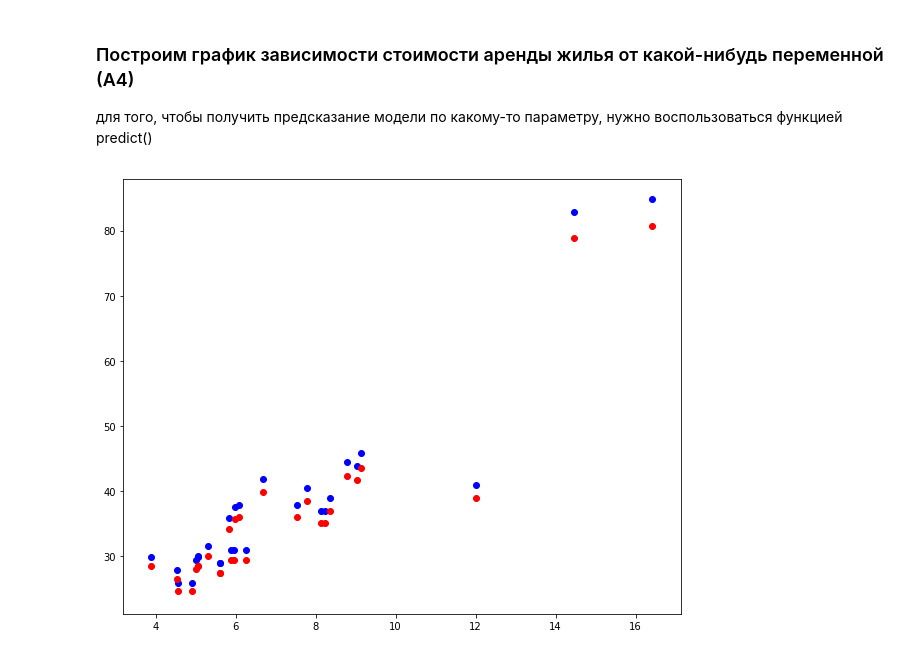
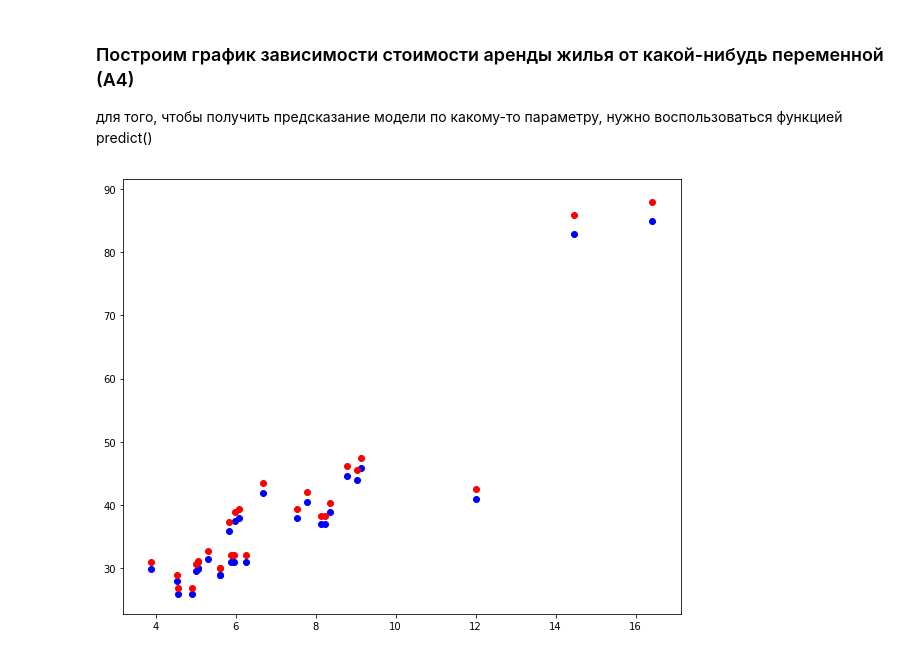
Before and after one commit to SiarheiKarpenka/ml, a Jupyter notebook: lesson_4/exercise/Linear Regression_ex.ipynb, the cells around one changed output. Drawn from its saved outputs; the diff is of its cells as text; code cells hidden in the pictures.

```diff
--- a/lesson_4/exercise/Linear Regression_ex.ipynb
+++ b/lesson_4/exercise/Linear Regression_ex.ipynb
@@ -94,8 +94,8 @@ print(clf.cost(X, y))
 # %%
 ### ТУТ ДОЛЖЕН БЫТЬ ВАШ КОД ###
 plt.figure(figsize=(10, 8))
 plt.scatter(X[:,0], y,c='b')
-plt.scatter(X[:,0], clf.predict(X[4]), c='r')
+plt.scatter(X[:,0], clf.predict(X[3]), c='r')
 plt.show()
 # %% [output]
-[figure, old version]
+[figure, new version]
```
Also changed, not shown: 1 other file.
